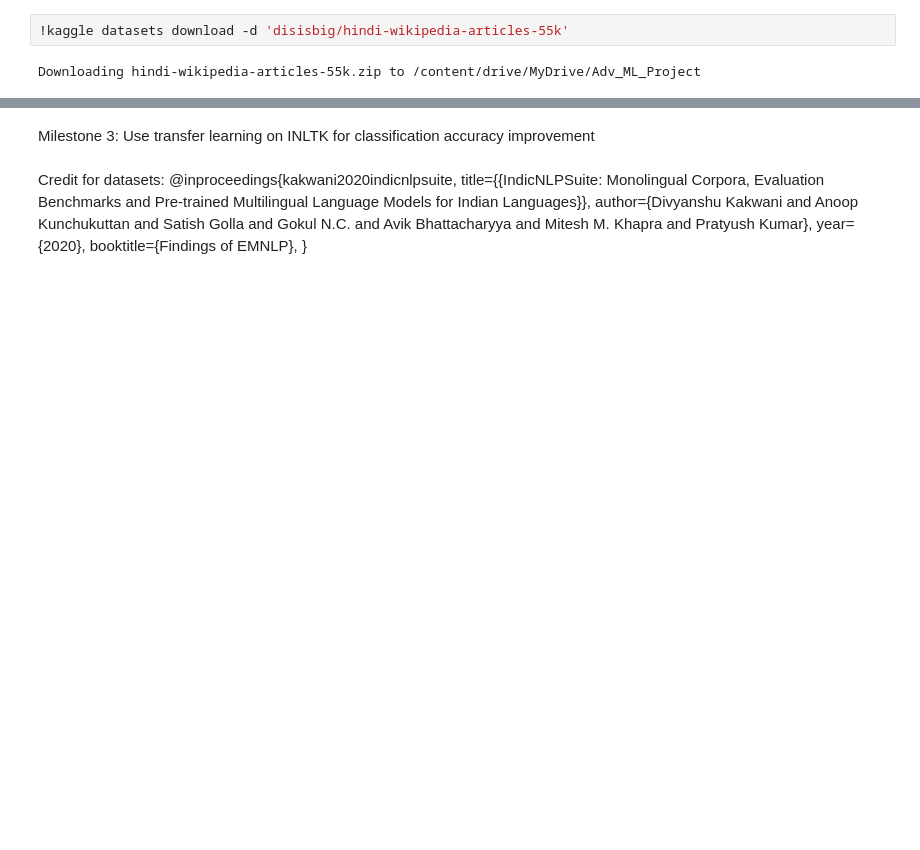
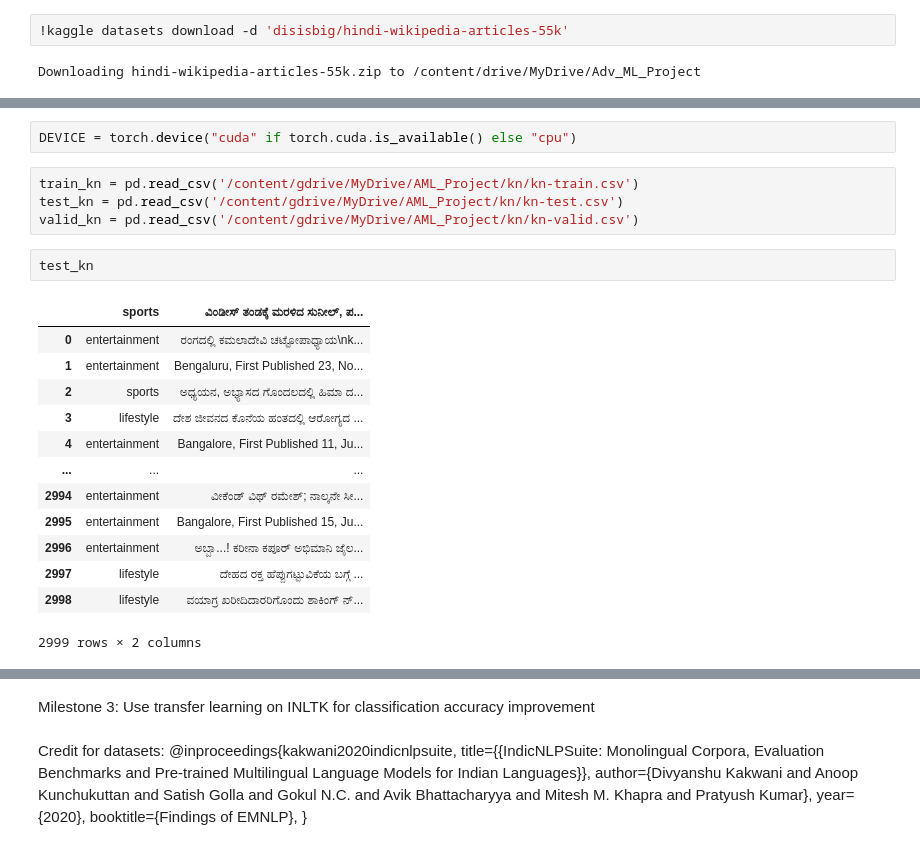
Before and after one commit to Tiru-Kaggundi/Adv_ML_project, a Jupyter notebook: LM_detection.ipynb, the cells around one changed output, grey strips where cells are left out. Saved outputs shown, nothing was run; the diff lists cells and outputs as text; blank space fills up the shorter version.

```diff
--- a/LM_detection.ipynb
+++ b/LM_detection.ipynb
@@ -176,0 +209,22 @@ The hindi dataset is now sitting in the folder in zip format
+# %%
+DEVICE = torch.device("cuda" if torch.cuda.is_available() else "cpu")
+# %%
+train_kn = pd.read_csv('/content/gdrive/MyDrive/AML_Project/kn/kn-train.csv')
+test_kn = pd.read_csv('/content/gdrive/MyDrive/AML_Project/kn/kn-test.csv')
+valid_kn = pd.read_csv('/content/gdrive/MyDrive/AML_Project/kn/kn-valid.csv')
+# %%
+test_kn
+# %% [output]
+|  | sports | ವಿಂಡೀಸ್‌ ತಂಡಕ್ಕೆ ಮರಳಿದ ಸುನೀಲ್‌, ಪ... |
+| 0 | entertainment | ರಂಗದಲ್ಲಿ ಕಮಲಾದೇವಿ ಚಟ್ಟೋಪಾಧ್ಯಾಯ\nk... |
+| 1 | entertainment | Bengaluru, First Published 23, No... |
+| 2 | sports | ಅಧ್ಯಯನ, ಅಭ್ಯಾಸದ ಗೊಂದಲದಲ್ಲಿ ಹಿಮಾ ದ... |
+| 3 | lifestyle | ದೇಶ ಜೀವನದ ಕೊನೆಯ ಹಂತದಲ್ಲಿ ಆರೋಗ್ಯದ ... |
+| 4 | entertainment | Bangalore, First Published 11, Ju... |
+| ... | ... | ... |
+| 2994 | entertainment | ವೀಕೆಂಡ್‌ ವಿಥ್‌ ರಮೇಶ್‌; ನಾಲ್ಕನೇ ಸೀ... |
+| 2995 | entertainment | Bangalore, First Published 15, Ju... |
+| 2996 | entertainment | ಅಬ್ಬಾ...! ಕರೀನಾ ಕಪೂರ್ ಅಭಿಮಾನಿ ಜೈಲ... |
+| 2997 | lifestyle | ದೇಹದ ರಕ್ತ ಹೆಪ್ಪುಗಟ್ಟುವಿಕೆಯ ಬಗ್ಗೆ ... |
+| 2998 | lifestyle | ವಯಾಗ್ರ ಖರೀದಿದಾರರಿಗೊಂದು ಶಾಕಿಂಗ್ ನ್... |
+2999 rows × 2 columns
```
Also changed, not shown: parts of 31 cells of this notebook.
